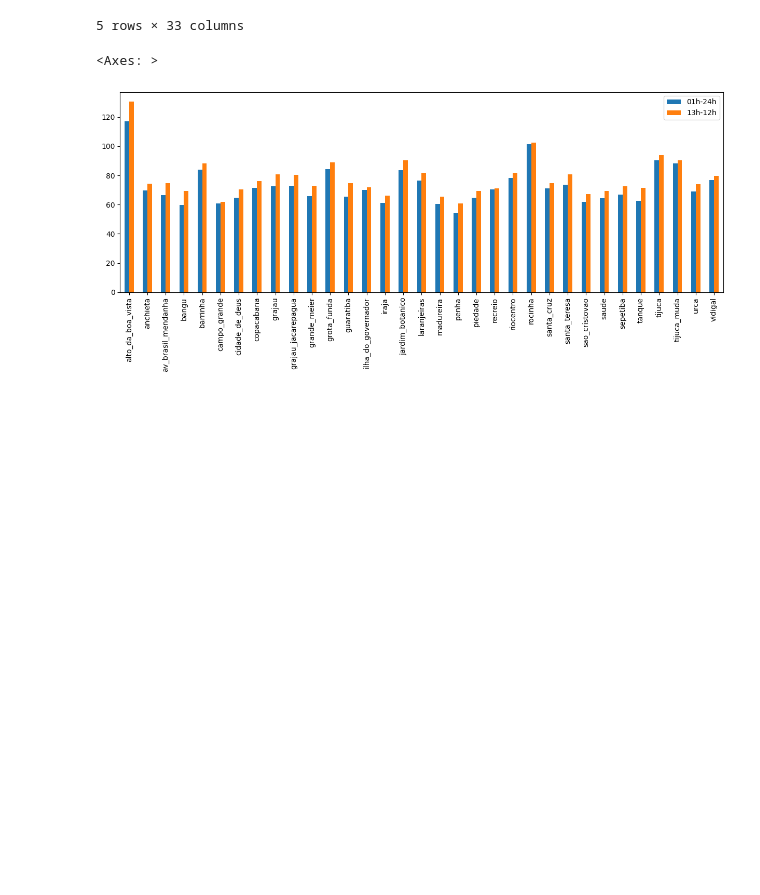
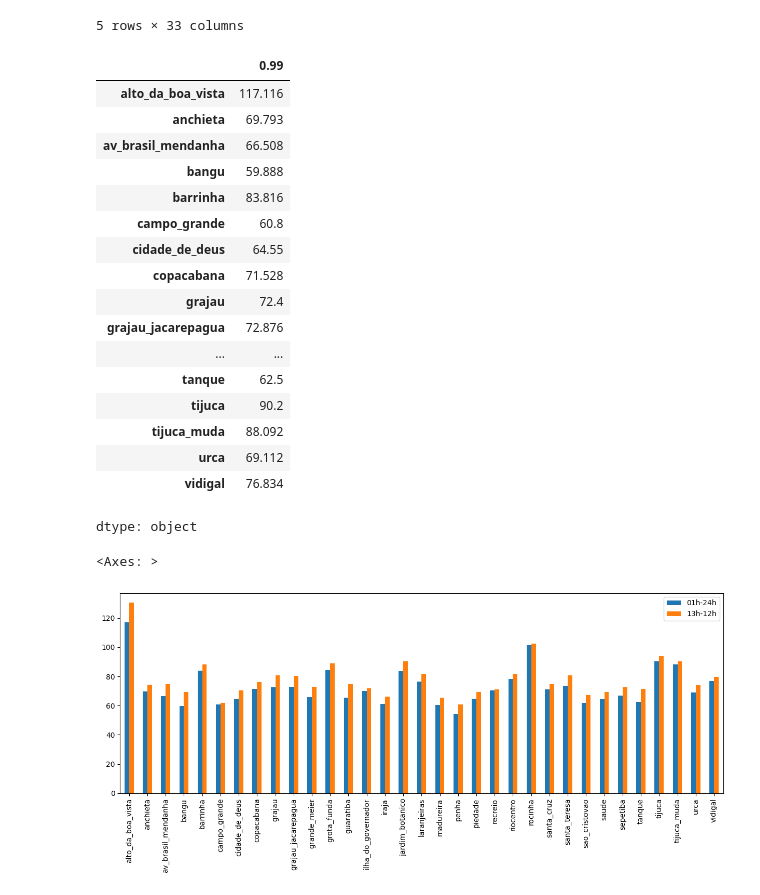
Before and after one commit to eduviana1/TEEP_Chuva_Horaria, a Jupyter notebook: (Edu)_TEEP_chuva_horaria.ipynb, the cells around one changed output. Saved outputs shown, nothing was run; the diff lists cells and outputs as text; code cells hidden in the pictures; blank space fills up the shorter version.

```diff
--- a/(Edu)_TEEP_chuva_horaria.ipynb
+++ b/(Edu)_TEEP_chuva_horaria.ipynb
@@ -272,11 +264,13 @@ df_estacoes_eventos.loc[df_estacoes_eventos['data_inicio'] == dt.datetime.strpti
 # Calculando acumlados diarios (01 24) -> ideia tirar 1 hora dos dados para que o valor 01:00 hora seja o primeiro (00:00)
 # Tirando uma cópia para não fazer alterações no original
 df = df_estacoes.copy()
+
 # Criando coluna com novas datas
 df['data_01_24'] = df['DataHora'] - pd.to_timedelta(1, unit = 'h') #subtrai 1 hora
 df['data_01_24'] = df_estacoes['DataHora'].dt.date # Adciona uma coluna apenas com as datas
+
 # Cria acumulado
-df_acumulado_01_24 = (df.drop(columns = ['Hora', 'DataHora', 'Data'])
+df_acumulado_01_24 = (df.drop(columns = ['Hora', 'DataHora'])
 .groupby('data_01_24')
 .sum()
 )
@@ -284,11 +278,13 @@ df_acumulado_01_24 = (df.drop(columns = ['Hora', 'DataHora', 'Data'])
 # Calculando acumulado das 13 as 12 (Ideia -> subtrair 13 horas de todas as datas, assim o dia inicia a partir das 13 (00:00))
 # Tirando uma cópia para não fazer alterações no original
 df = df_estacoes.copy()
+
 # Criando coluna com novas datas
 df['data_13_12'] = df['DataHora'] - pd.to_timedelta(13, unit = 'h') #subtrai 13 horas
 df['data_13_12'] = df['data_13_12'].dt.date # coloca só as datas, sem horario
+
 # Cria acumulado
-df_acumulado_13_12 = (df.drop(columns= ['Hora', 'DataHora', 'Data'])
+df_acumulado_13_12 = (df.drop(columns= ['Hora', 'DataHora'])
 .groupby('data_13_12')
 .sum()
 )
@@ -314,6 +310,26 @@ display(df_acumulado_01_24.head(), df_acumulado_13_12.head())
 # %%
 percentil_99_01_24 = df_acumulado_01_24[df_acumulado_01_24 > 0].quantile(0.99)
 percentil_99_13_12 = df_acumulado_13_12[df_acumulado_13_12 > 0].quantile(0.99)
+percentil_99_01_24
+# %% [output]
+|  | 0.99 |
+| alto_da_boa_vista | 117.116 |
+| anchieta | 69.793 |
+| av_brasil_mendanha | 66.508 |
+| bangu | 59.888 |
+| barrinha | 83.816 |
+| campo_grande | 60.8 |
+| cidade_de_deus | 64.55 |
+| copacabana | 71.528 |
+| grajau | 72.4 |
+| grajau_jacarepagua | 72.876 |
+| ... | ... |
+| tanque | 62.5 |
+| tijuca | 90.2 |
+| tijuca_muda | 88.092 |
+| urca | 69.112 |
+| vidigal | 76.834 |
+dtype: object
 # %%
 # Acrescentando identificadores de origem de dataframe (qual)
 percentil_99_13_12.name = '13h-12h'
```
Also changed, not shown: parts of 10 cells of this notebook.
